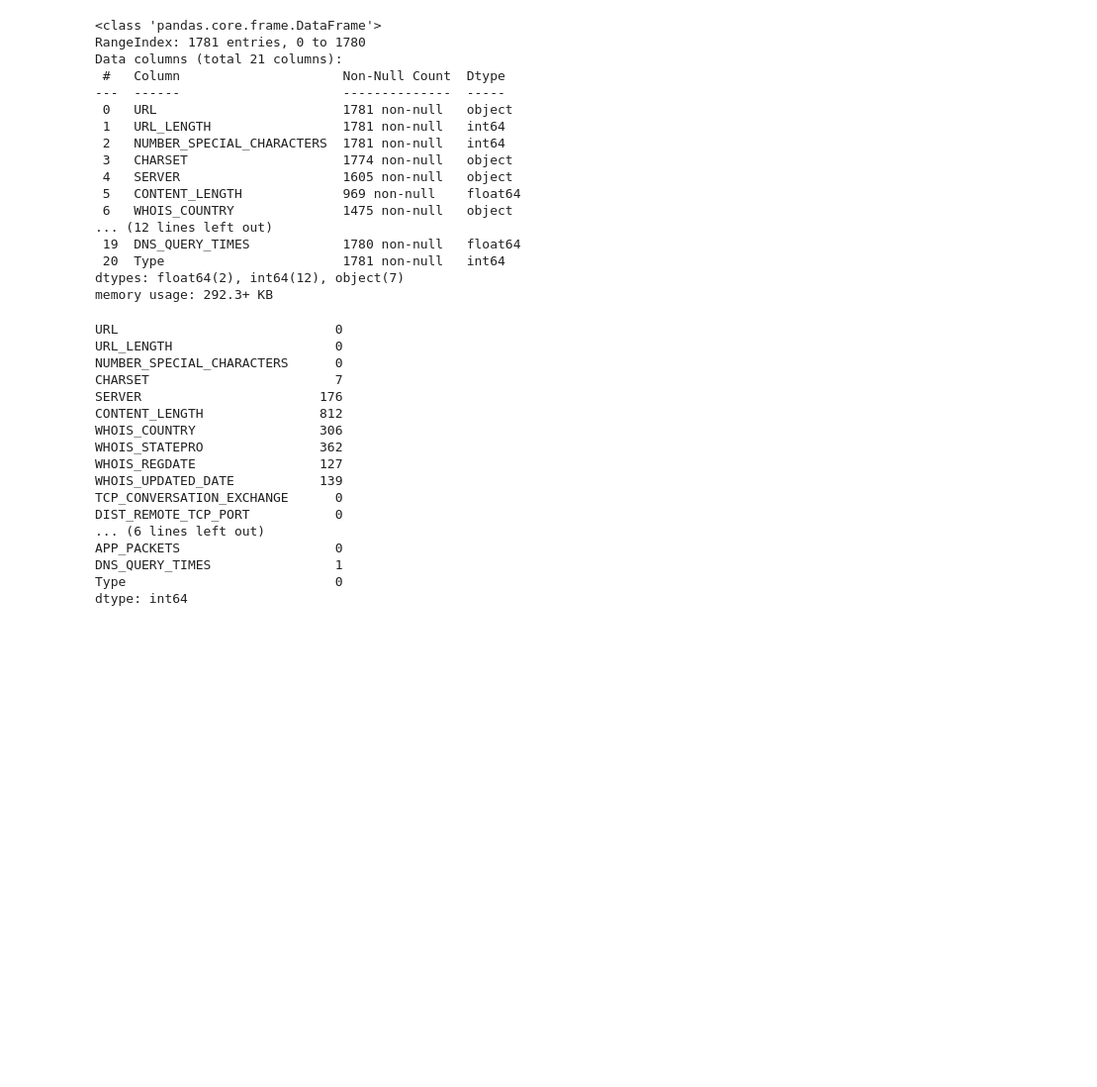
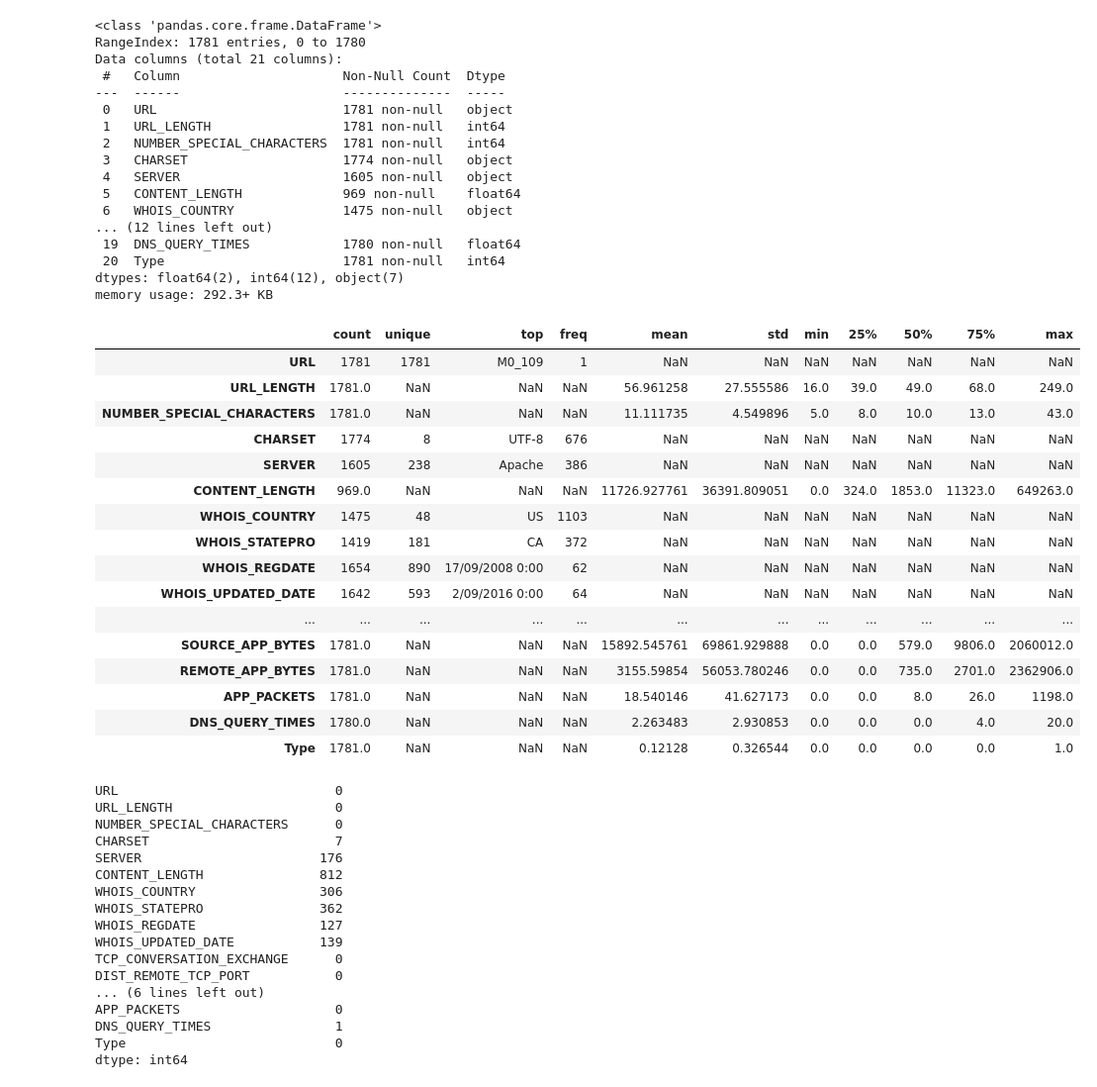
Before and after one commit to Ironhack-Data-Madrid-Abril-2023/7.1-lab_supervised_learning, a Jupyter notebook: your-code/main.ipynb, the cells around one changed output. Shown: that part at 99% size. Drawn from its saved outputs; the diff is of its cells as text; code cells hidden in the pictures; blank space fills up the shorter version.

```diff
--- a/your-code/main.ipynb
+++ b/your-code/main.ipynb
@@ -91,4 +91,25 @@ Data columns (total 21 columns):
  20  Type                       1781 non-null   int64
 dtypes: float64(2), int64(12), object(7)
 memory usage: 292.3+ KB
+# %%
+# features described
+websites.describe(include='all').T
+# %% [output]
+|  | count | unique | top | freq | mean | std | min | 25% | 50% | 75% | max |
+| URL | 1781 | 1781 | M0_109 | 1 | NaN | NaN | NaN | NaN | NaN | NaN | NaN |
+| URL_LENGTH | 1781.0 | NaN | NaN | NaN | 56.961258 | 27.555586 | 16.0 | 39.0 | 49.0 | 68.0 | 249.0 |
+| NUMBER_SPECIAL_CHARACTERS | 1781.0 | NaN | NaN | NaN | 11.111735 | 4.549896 | 5.0 | 8.0 | 10.0 | 13.0 | 43.0 |
+| CHARSET | 1774 | 8 | UTF-8 | 676 | NaN | NaN | NaN | NaN | NaN | NaN | NaN |
+| SERVER | 1605 | 238 | Apache | 386 | NaN | NaN | NaN | NaN | NaN | NaN | NaN |
+| CONTENT_LENGTH | 969.0 | NaN | NaN | NaN | 11726.927761 | 36391.809051 | 0.0 | 324.0 | 1853.0 | 11323.0 | 649263.0 |
+| WHOIS_COUNTRY | 1475 | 48 | US | 1103 | NaN | NaN | NaN | NaN | NaN | NaN | NaN |
+| WHOIS_STATEPRO | 1419 | 181 | CA | 372 | NaN | NaN | NaN | NaN | NaN | NaN | NaN |
+| WHOIS_REGDATE | 1654 | 890 | 17/09/2008 0:00 | 62 | NaN | NaN | NaN | NaN | NaN | NaN | NaN |
+| WHOIS_UPDATED_DATE | 1642 | 593 | 2/09/2016 0:00 | 64 | NaN | NaN | NaN | NaN | NaN | NaN | NaN |
+| ... | ... | ... | ... | ... | ... | ... | ... | ... | ... | ... | ... |
+| SOURCE_APP_BYTES | 1781.0 | NaN | NaN | NaN | 15892.545761 | 69861.929888 | 0.0 | 0.0 | 579.0 | 9806.0 | 2060012.0 |
+| REMOTE_APP_BYTES | 1781.0 | NaN | NaN | NaN | 3155.59854 | 56053.780246 | 0.0 | 0.0 | 735.0 | 2701.0 | 2362906.0 |
+| APP_PACKETS | 1781.0 | NaN | NaN | NaN | 18.540146 | 41.627173 | 0.0 | 0.0 | 8.0 | 26.0 | 1198.0 |
+| DNS_QUERY_TIMES | 1780.0 | NaN | NaN | NaN | 2.263483 | 2.930853 | 0.0 | 0.0 | 0.0 | 4.0 | 20.0 |
+| Type | 1781.0 | NaN | NaN | NaN | 0.12128 | 0.326544 | 0.0 | 0.0 | 0.0 | 0.0 | 1.0 |
 # %%
```
Also changed, not shown: parts of 9 cells of this notebook.
